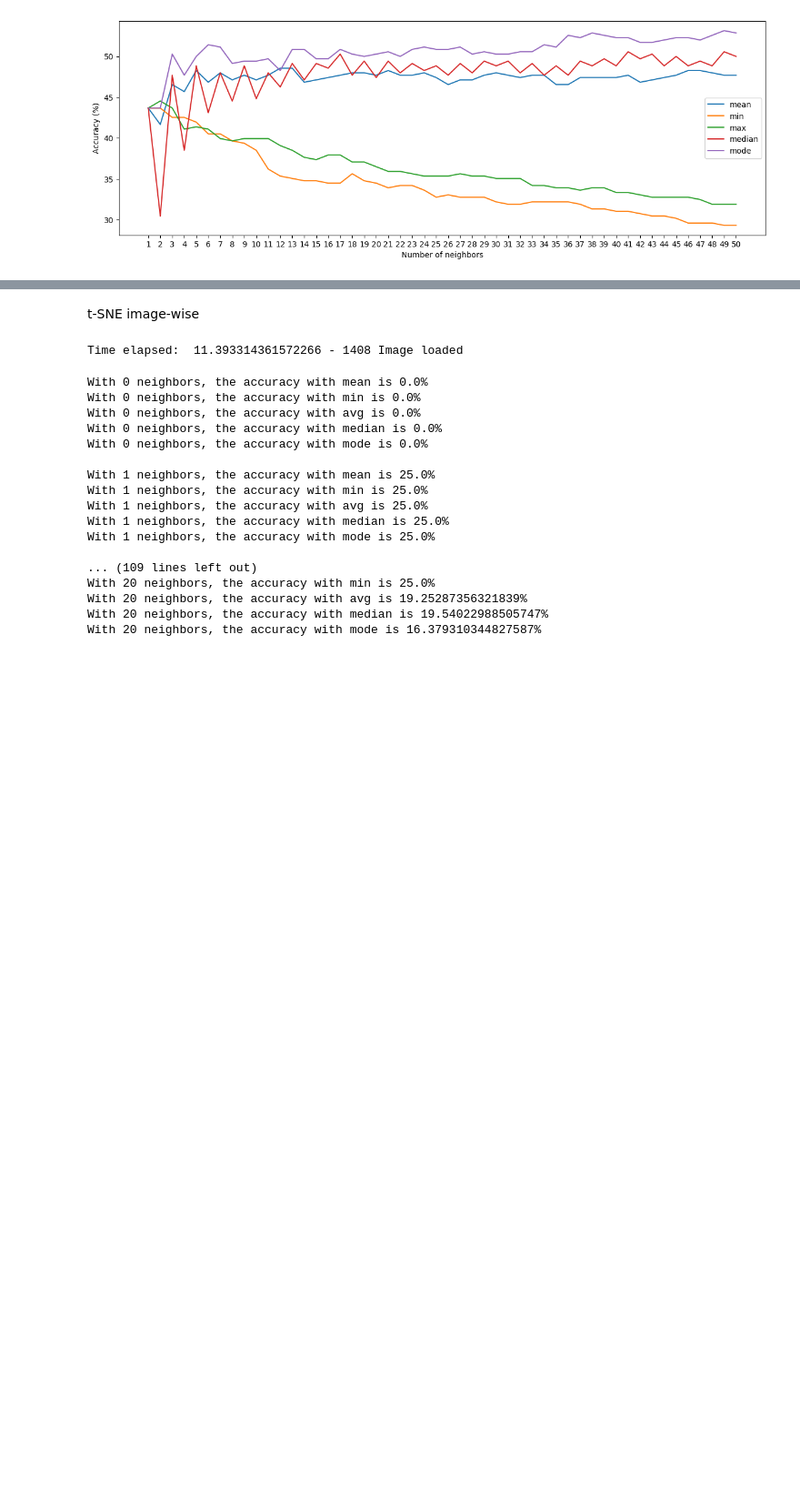
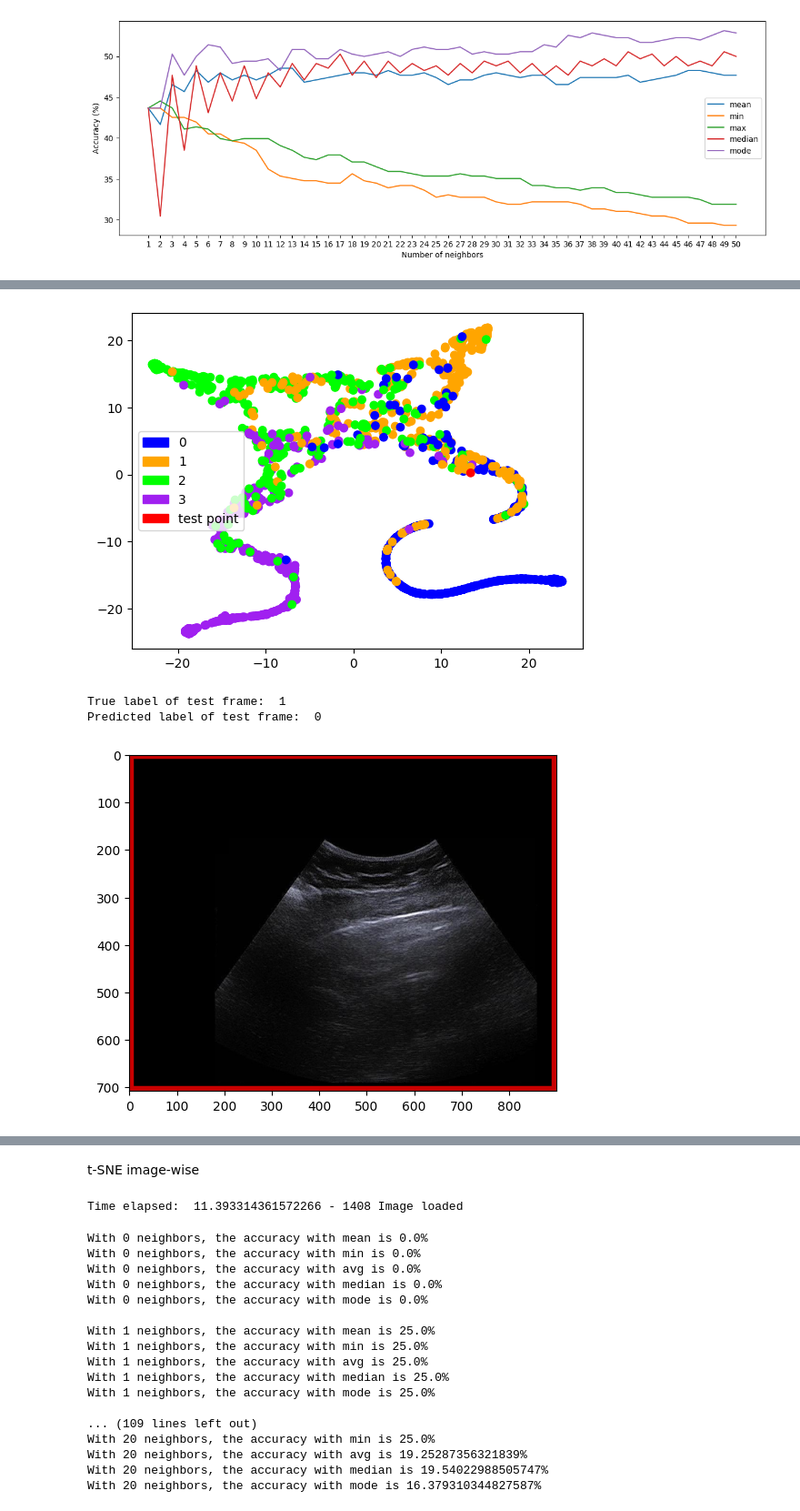
Before and after one commit to davidemodolo/Lung-Ultrasound-Image-Classifier, a Jupyter notebook: step_by_step_try.ipynb, the cells around one changed output, grey strips where cells are left out. Shown at 91% size. Drawn from its saved outputs; the diff is of its cells as text; code cells hidden in the pictures; blank space fills up the shorter version.

Commit message:
ended tsne, now working on LSH

```diff
--- a/step_by_step_try.ipynb
+++ b/step_by_step_try.ipynb
@@ -898,0 +826,79 @@ Average score: 0
+# %%
+# visual example behavior-wise
+
+from sklearn.manifold import TSNE
+import matplotlib.pyplot as plt
+import numpy as np
+import pandas as pd
+import cv2
+
+# create the TNSE model (keeping the path information for later)
+values = pd.read_csv("values_train.csv") #sm0, sm1, sm2, sm3, correct
+
+# remove all raws which path is not in paths_df
+values = values[values["path"].isin(paths_df["path"].values)]
+colors = []
+for path in values["path"].values:
+    if values[values["path"] == path]["true"].values[0] == 0:
+        colors.append("#0000FFFF")
+    elif values[values["path"] == path]["true"].values[0] == 1:
+        colors.append("#FFA500FF")
+    elif values[values["path"] == path]["true"].values[0] == 2:
+        colors.append("#00FF00FF")
+    else:
+        colors.append("#A020F0FF")
+
+colors.append("red")
+values_test = pd.read_csv("values_test.csv")
+values_test = values_test[values_test["path"].isin(paths_test_df["path"].values)]
+random_index = np.random.randint(0, len(values_test))
+values = values.append(values_test.iloc[random_index], ignore_index=True)
+points = values[["sm0", "sm1", "sm2", "sm3"]].values
+tsne = TSNE(n_components=2, verbose=0, perplexity=40, n_iter=400)
+tsne_results = tsne.fit_transform(points)
+
+distances = np.linalg.norm(tsne_results - tsne_results[len(tsne_results)-1], axis=1)
+
+nearest_points_number = 50
+nearest_points = np.argsort(distances)[:nearest_points_number]
+nearest_points = np.delete(nearest_points, 0)
+# colors of the nearest points set to black
+# colors_tmp = colors.copy()
+# for k in range(len(nearest_points)):
+#     colors_tmp[nearest_points[k]] = "black"
+
+plt.scatter(tsne_results[:,0], tsne_results[:,1], c=colors)
+# add legend with colors
+import matplotlib.patches as mpatches
+blue_patch = mpatches.Patch(color='#0000FF', label='0')
+orange_patch = mpatches.Patch(color='#FFA500', label='1')
+green_patch = mpatches.Patch(color='#00FF00', label='2')
+violet_patch = mpatches.Patch(color='#A020F0', label='3')
+red_patch = mpatches.Patch(color='red', label='test point')
+plt.legend(handles=[blue_patch, orange_patch, green_patch, violet_patch, red_patch])
+plt.show()
+
+print("True label of test frame: ", test_values.iloc[random_index]["true"])
+print("Predicted label of test frame: ", test_values.iloc[random_index]["predicted"])
+image = cv2.imread(test_values.iloc[random_index]["path"])
+image = cv2.cvtColor(image, cv2.COLOR_BGR2RGB)
+image = cv2.copyMakeBorder(image, 10, 10, 10, 10, cv2.BORDER_CONSTANT, value=[200, 0, 0])
+plt.imshow(image)
+plt.show()
+
+scores = []
+for i in range(len(nearest_points)):
+    # print also the true and predicted label
+    scores.append(values.iloc[np.argsort(distances)[i]]["true"])
+    # print(f"True label of the {i+1}° nearest image:", values.iloc[np.argsort(distances)[i]]["true"])
+    # image = cv2.imread(values.iloc[np.argsort(distances)[i]]["path"])
+    # image = cv2.cvtColor(image, cv2.COLOR_BGR2RGB)
+    # plt.imshow(image)
+    # plt.show()
+print("Scores mode:", max(set(scores), key=scores.count))
+print("Images are not print because they are too many (49)")
+# %% [output]
+[figure, added]
+True label of test frame:  1
+Predicted label of test frame:  0
+[figure, added]
```
Also changed, not shown: parts of 6 cells of this notebook, 1 other file.
